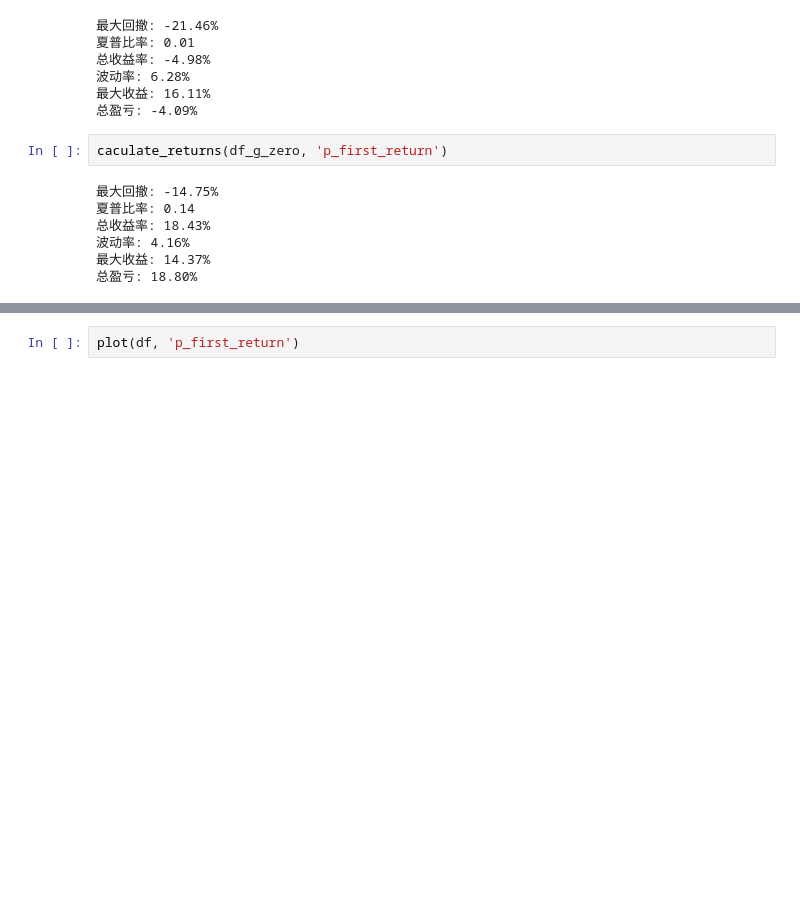
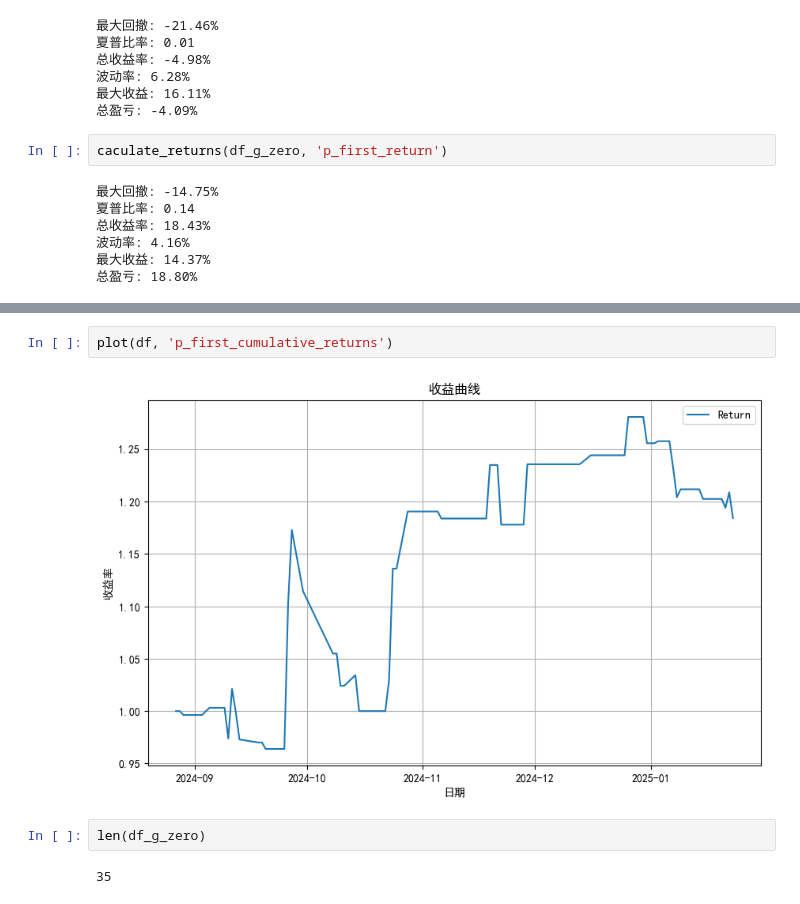
Before and after one commit to wanghw0122/tradeX, a Jupyter notebook: notebook/策略（低位低吸）评估.ipynb, the cells around one changed output, grey strips where cells are left out. Drawn from its saved outputs; the diff is of its cells as text; blank space fills up the shorter version.

```diff
--- a/notebook/策略（低位低吸）评估.ipynb
+++ b/notebook/策略（低位低吸）评估.ipynb
@@ -153,2 +185,8 @@ plot(df, 'first_return')
 # %%
-plot(df, 'p_first_return')
+plot(df, 'p_first_cumulative_returns')
+# %% [output]
+[figure, added]
+# %%
+len(df_g_zero)
+# %% [output]
+35
```
Also changed, not shown: parts of 18 cells of this notebook, 7 other files.
